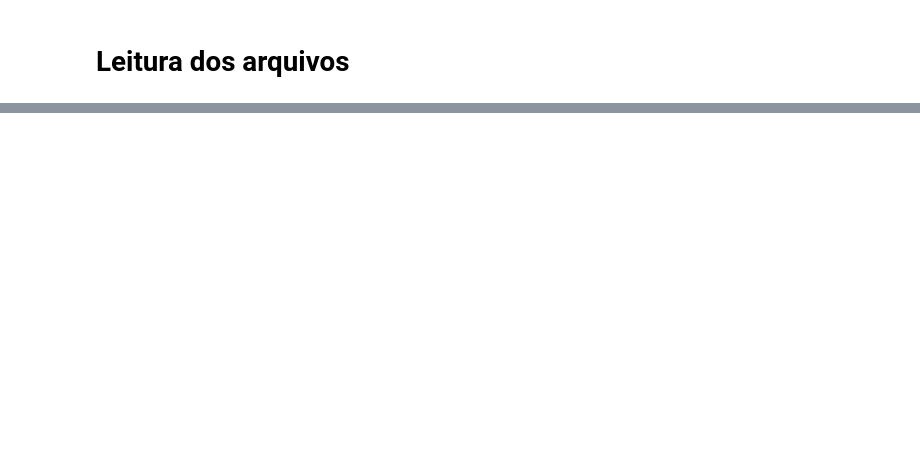
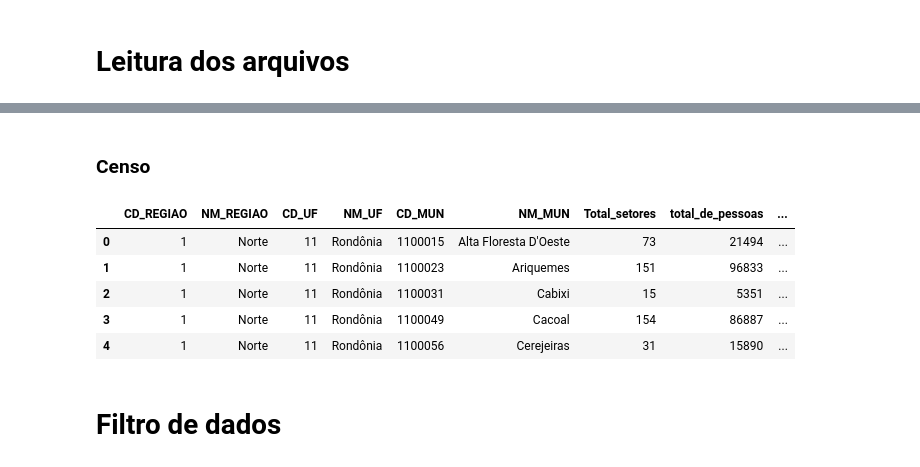
Before and after one commit to JoaoLucas23/BDG, a Jupyter notebook: tratamento_de_dados.ipynb, the cells around one changed output, grey strips where cells are left out. Saved outputs shown, nothing was run; the diff lists cells and outputs as text; code cells hidden in the pictures; blank space fills up the shorter version.

```diff
--- a/tratamento_de_dados.ipynb
+++ b/tratamento_de_dados.ipynb
@@ -48,0 +114,26 @@ df_votos.head(10)
+# %% [markdown]
+### Censo
+# %%
+# Criar um dicionário de mapeamento a partir do df_dicionario
+mapping = {
+    'v0001': df_dicionario[df_dicionario['VARIÁVEL'] == 'V0001']['DESCRIÇÃO'].values[0].split('(')[0].replace(' ', '_').lower(),
+    'v0002': df_dicionario[df_dicionario['VARIÁVEL'] == 'V0002']['DESCRIÇÃO'].values[0].split('(')[0].replace(' ', '_').lower(),
+    'v0003': df_dicionario[df_dicionario['VARIÁVEL'] == 'V0003']['DESCRIÇÃO'].values[0].split('(')[0].replace(' ', '_').lower(),
+    'v0004': df_dicionario[df_dicionario['VARIÁVEL'] == 'V0004']['DESCRIÇÃO'].values[0].split('(')[0].replace(' ', '_').lower(),
+    'v0005': df_dicionario[df_dicionario['VARIÁVEL'] == 'V0005']['DESCRIÇÃO'].values[0].split('(')[0].replace(' ', '_').lower(),
+    'v0006': df_dicionario[df_dicionario['VARIÁVEL'] == 'V0006']['DESCRIÇÃO'].values[0].split('(')[0].replace(' ', '_').lower(),
+    'v0007': df_dicionario[df_dicionario['VARIÁVEL'] == 'V0007']['DESCRIÇÃO'].values[0].split('(')[0].replace(' ', '_').lower()
+}
+
+# Renomear as colunas do df_censo
+df_censo = df_censo.rename(columns=mapping)
+df_censo.head(5)
+# %% [output]
+|  | CD_REGIAO | NM_REGIAO | CD_UF | NM_UF | CD_MUN | NM_MUN | Total_setores | total_de_pessoas | ... |
+| 0 | 1 | Norte | 11 | Rondônia | 1100015 | Alta Floresta D'Oeste | 73 | 21494 | ... |
+| 1 | 1 | Norte | 11 | Rondônia | 1100023 | Ariquemes | 151 | 96833 | ... |
+| 2 | 1 | Norte | 11 | Rondônia | 1100031 | Cabixi | 15 | 5351 | ... |
+| 3 | 1 | Norte | 11 | Rondônia | 1100049 | Cacoal | 154 | 86887 | ... |
+| 4 | 1 | Norte | 11 | Rondônia | 1100056 | Cerejeiras | 31 | 15890 | ... |
+# %% [markdown]
+# Filtro de dados
```
Also changed, not shown: parts of 15 cells of this notebook, 2 other files.
